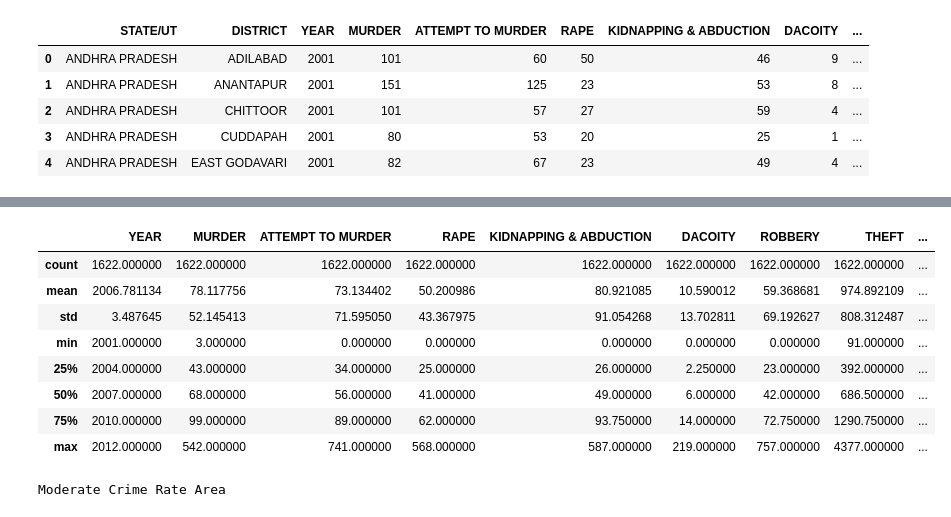
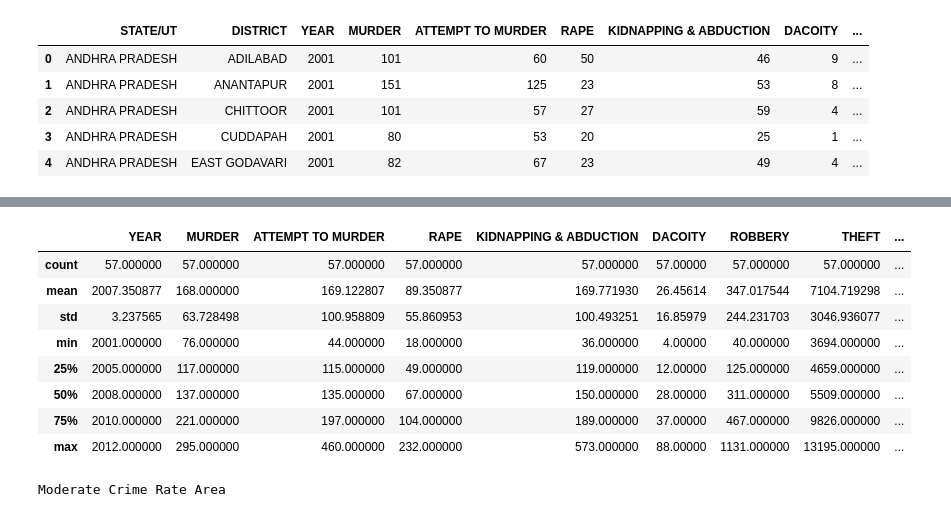
Before and after one commit to Mubeen-Zaki/Crime_Analysis, a Jupyter notebook: Prediction/prediction.ipynb, the cells around one changed output, grey strips where cells are left out. Saved outputs shown, nothing was run; the diff lists cells and outputs as text; code cells hidden in the pictures.

```diff
--- a/Prediction/prediction.ipynb
+++ b/Prediction/prediction.ipynb
@@ -407,17 +478,17 @@ clusters = kproto.predict(mark_array, categorical=categorical_features_idx)
 # %%
 ss['cluster'] = list(clusters)
 # %%
-ss.loc[ss['cluster'] == 1].describe()
+ss.loc[ss['cluster'] == 2].describe()
 # %% [output]
 |  | YEAR | MURDER | ATTEMPT TO MURDER | RAPE | KIDNAPPING & ABDUCTION | DACOITY | ROBBERY | THEFT | ... |
-| count | 1622.000000 | 1622.000000 | 1622.000000 | 1622.000000 | 1622.000000 | 1622.000000 | 1622.000000 | 1622.000000 | ... |
-| mean | 2006.781134 | 78.117756 | 73.134402 | 50.200986 | 80.921085 | 10.590012 | 59.368681 | 974.892109 | ... |
-| std | 3.487645 | 52.145413 | 71.595050 | 43.367975 | 91.054268 | 13.702811 | 69.192627 | 808.312487 | ... |
-| min | 2001.000000 | 3.000000 | 0.000000 | 0.000000 | 0.000000 | 0.000000 | 0.000000 | 91.000000 | ... |
-| 25% | 2004.000000 | 43.000000 | 34.000000 | 25.000000 | 26.000000 | 2.250000 | 23.000000 | 392.000000 | ... |
-| 50% | 2007.000000 | 68.000000 | 56.000000 | 41.000000 | 49.000000 | 6.000000 | 42.000000 | 686.500000 | ... |
-| 75% | 2010.000000 | 99.000000 | 89.000000 | 62.000000 | 93.750000 | 14.000000 | 72.750000 | 1290.750000 | ... |
-| max | 2012.000000 | 542.000000 | 741.000000 | 568.000000 | 587.000000 | 219.000000 | 757.000000 | 4377.000000 | ... |
+| count | 57.000000 | 57.000000 | 57.000000 | 57.000000 | 57.000000 | 57.00000 | 57.000000 | 57.000000 | ... |
+| mean | 2007.350877 | 168.000000 | 169.122807 | 89.350877 | 169.771930 | 26.45614 | 347.017544 | 7104.719298 | ... |
+| std | 3.237565 | 63.728498 | 100.958809 | 55.860953 | 100.493251 | 16.85979 | 244.231703 | 3046.936077 | ... |
+| min | 2001.000000 | 76.000000 | 44.000000 | 18.000000 | 36.000000 | 4.00000 | 40.000000 | 3694.000000 | ... |
+| 25% | 2005.000000 | 117.000000 | 115.000000 | 49.000000 | 119.000000 | 12.00000 | 125.000000 | 4659.000000 | ... |
+| 50% | 2008.000000 | 137.000000 | 135.000000 | 67.000000 | 150.000000 | 28.00000 | 311.000000 | 5509.000000 | ... |
+| 75% | 2010.000000 | 221.000000 | 197.000000 | 104.000000 | 189.000000 | 37.00000 | 467.000000 | 9826.000000 | ... |
+| max | 2012.000000 | 295.000000 | 460.000000 | 232.000000 | 573.000000 | 88.00000 | 1131.000000 | 13195.000000 | ... |
 # %%
 import joblib
 
```
Also changed, not shown: parts of 14 cells of this notebook, 7 other files.
